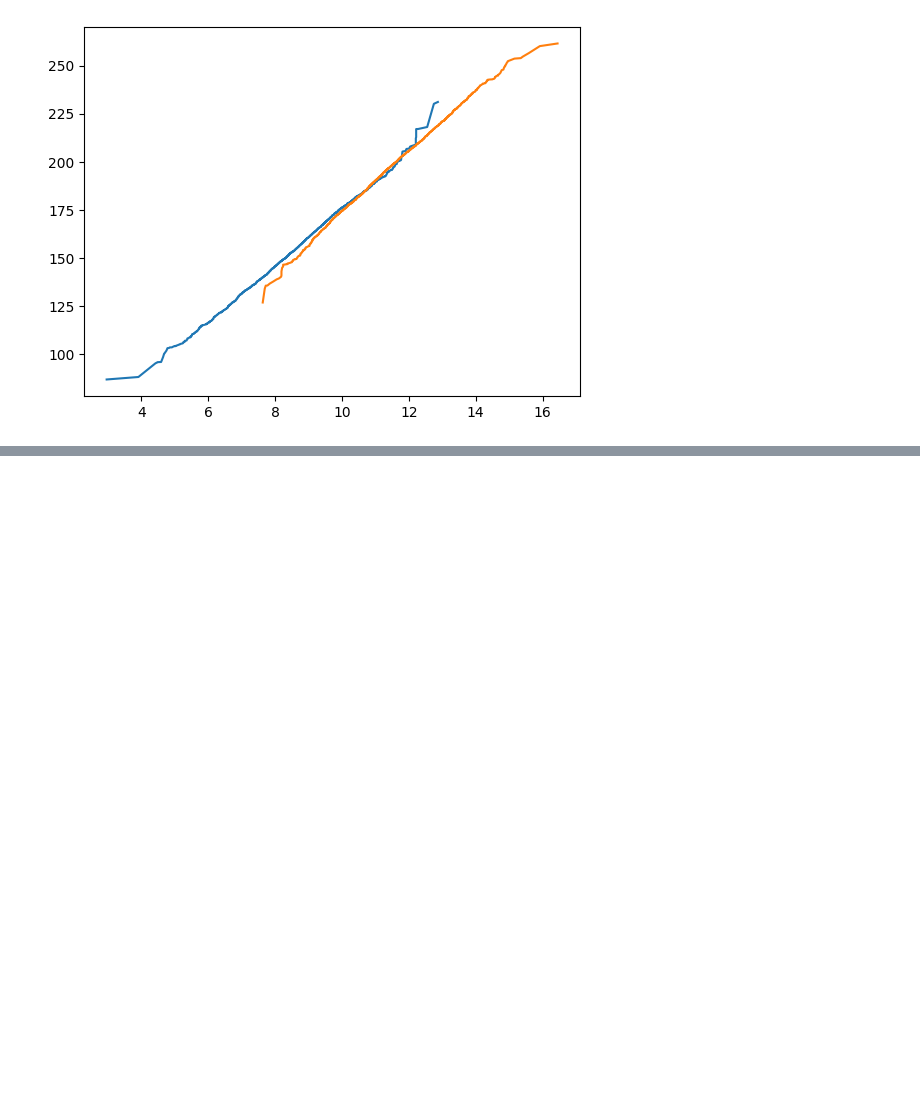
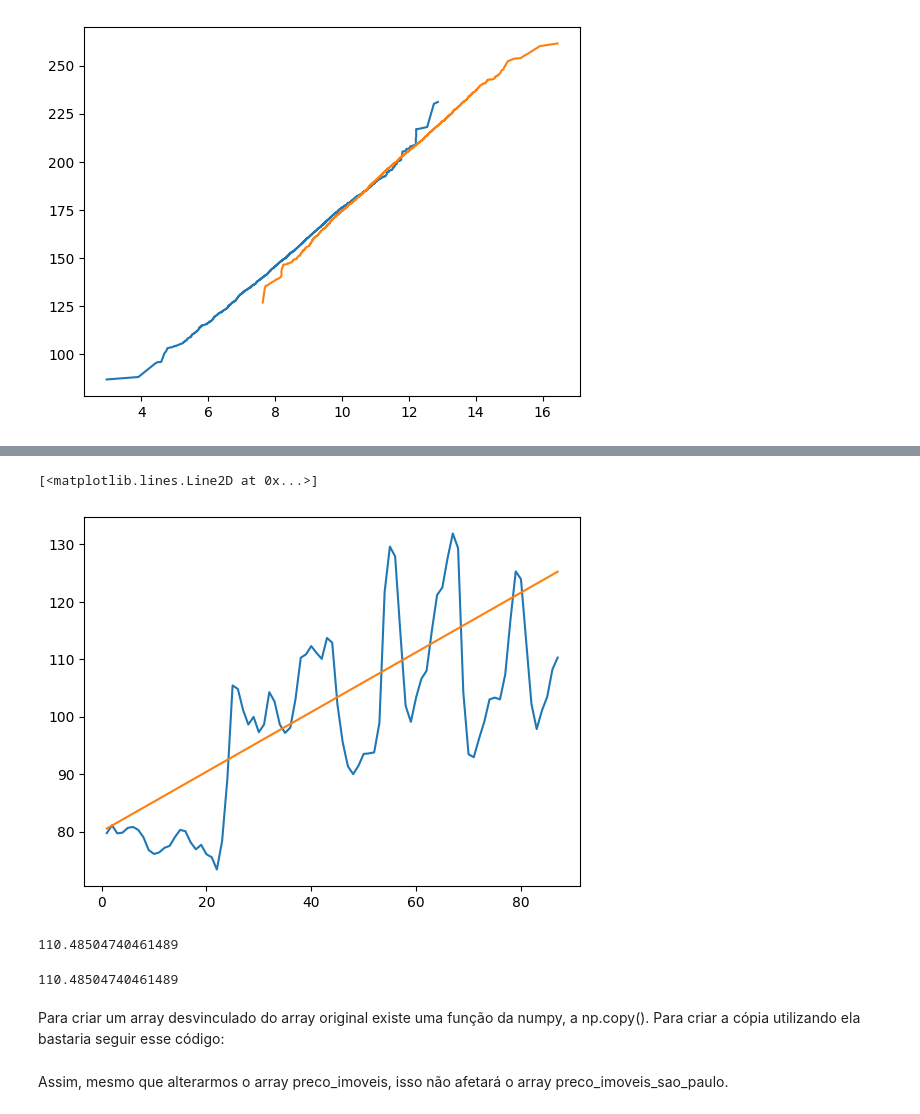
Before and after one commit to pvreboucas/python, a Jupyter notebook: 3_NumPy.ipynb, the cells around one changed output, grey strips where cells are left out. Saved outputs shown, nothing was run; the diff lists cells and outputs as text; code cells hidden in the pictures; blank space fills up the shorter version.

```diff
--- a/3_NumPy.ipynb
+++ b/3_NumPy.ipynb
@@ -389,0 +417,18 @@ plt.plot(diametro_toranja, peso_toranja)
+# %%
+y = 0.52*x+80
+# %%
+plt.plot(datas, Moscow)
+plt.plot(x,y)
+# %% [output]
+[<matplotlib.lines.Line2D at 0x...>]
+[figure, added]
+# %%
+np.sqrt(np.sum(np.power(Moscow-y,2)))
+# %% [output]
+110.48504740461489
+# %%
+np.linalg.norm(Moscow-y)
+# %% [output]
+110.48504740461489
+# %% [markdown]
+Para criar um array desvinculado do array original existe uma função da numpy, a np.copy(). Para criar a cópia utilizando ela bastaria seguir esse código:
@@ -389,0 +437,2 @@ plt.plot(diametro_toranja, peso_toranja)
+# %% [markdown]
+Assim, mesmo que alterarmos o array preco_imoveis, isso não afetará o array preco_imoveis_sao_paulo.
```
Also changed, not shown: parts of 35 cells of this notebook.
